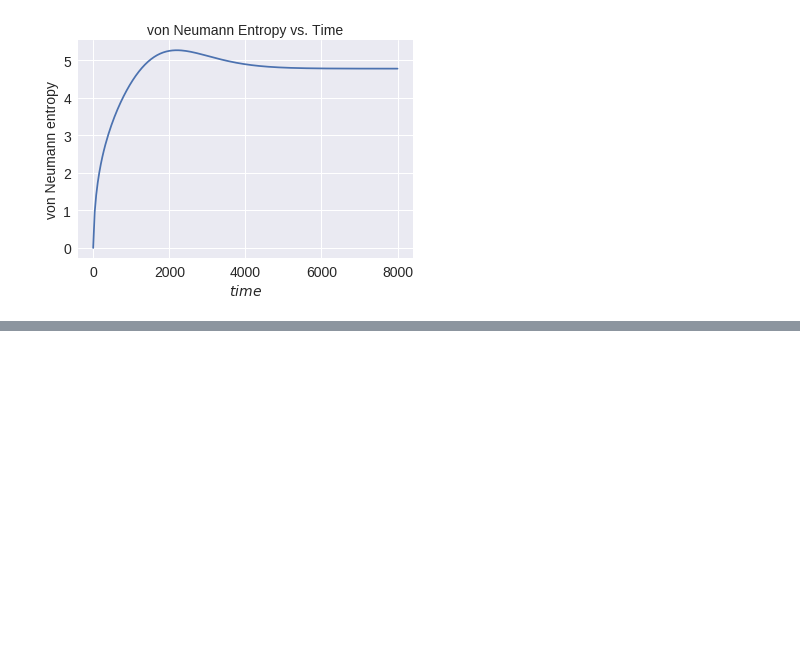
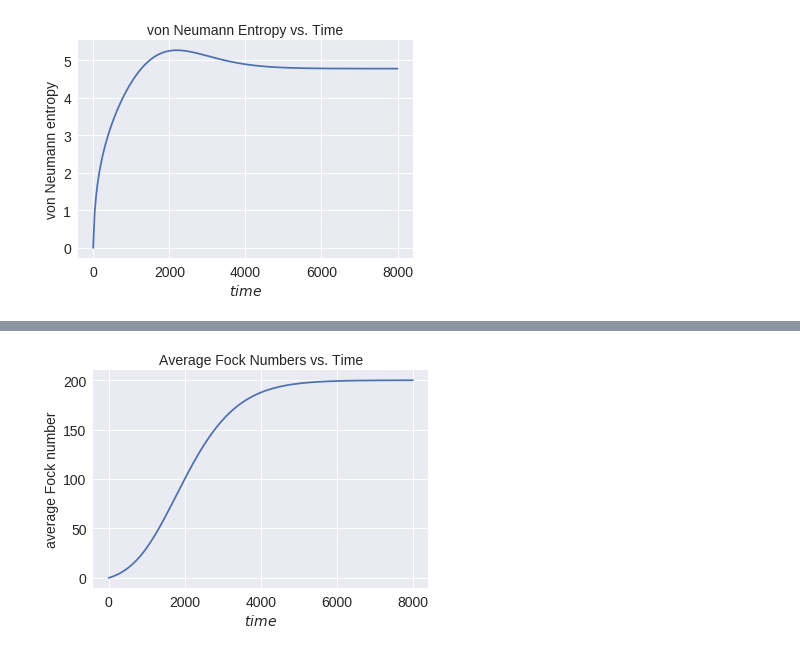
Before and after one commit to lffan/laser_entropy, a Jupyter notebook: examples/master_eq_basic_example.ipynb, the cells around one changed output, grey strips where cells are left out. Drawn from its saved outputs; the diff is of its cells as text; code cells hidden in the pictures; blank space fills up the shorter version.

```diff
--- a/examples/master_eq_basic_example.ipynb
+++ b/examples/master_eq_basic_example.ipynb
@@ -138,0 +80,8 @@ get_para(1.2, 200, 0.0001, 0.001)
+# %%
+A = 1.2e-2
+B = 1.2e-5
+C = 1.0e-2
+N_max = 600
+
+labc = master_eq.LaserABC(A, B, C, N_max)
+labc.set_init_state(fock(N_max, 0))
@@ -138,0 +94,4 @@ get_para(1.2, 200, 0.0001, 0.001)
+# %%
+labc.plot_n_vs_time()
+# %% [output]
+[figure, added]
```
Also changed, not shown: parts of 44 cells of this notebook, 1 other file.
